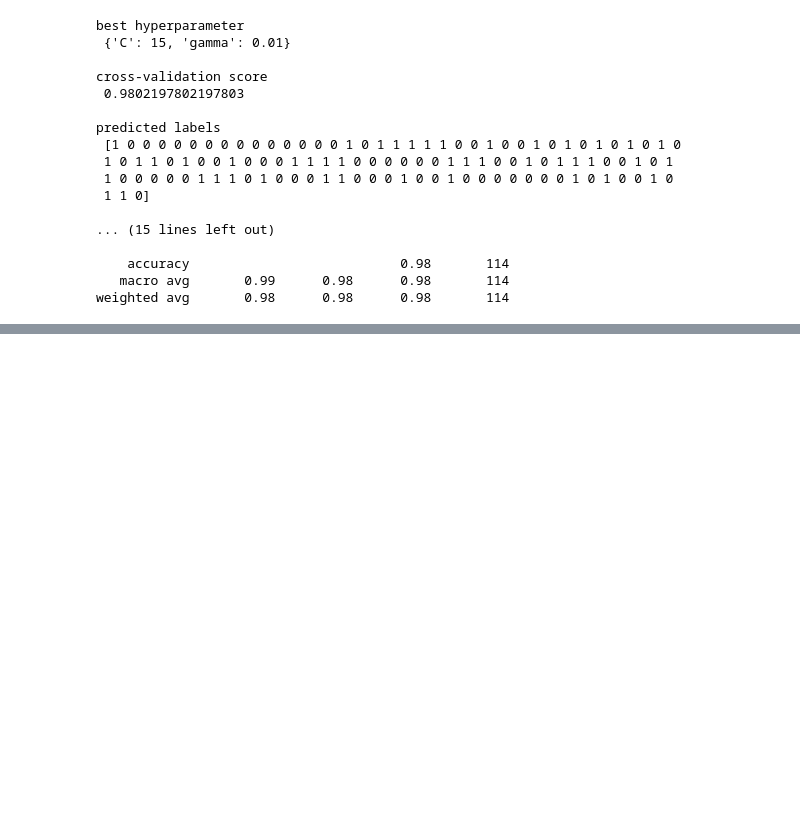
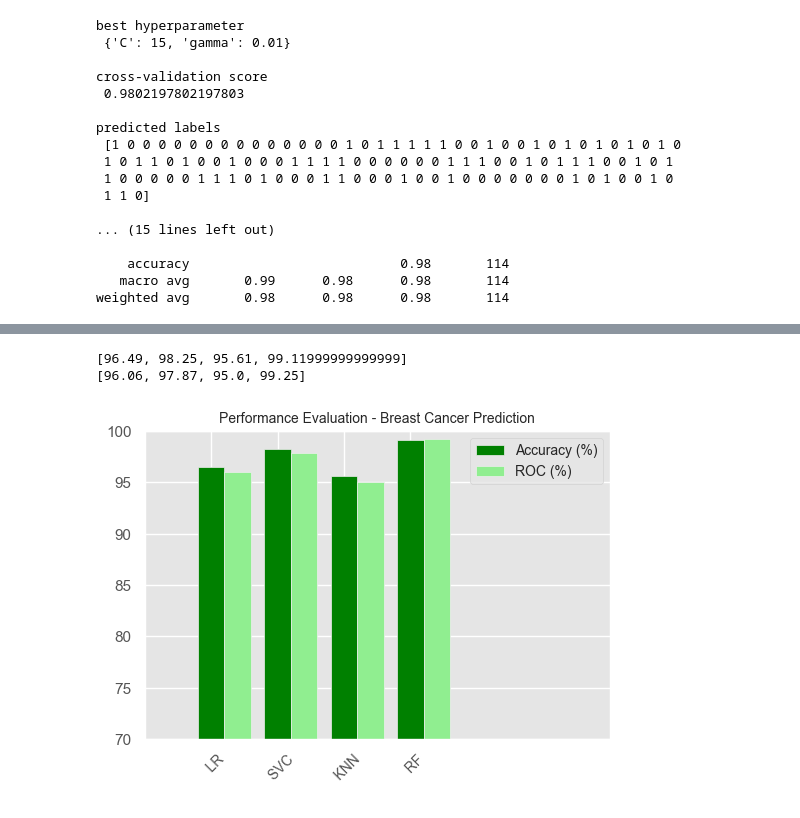
Before and after one commit to orionmc/ML_Summative, a Jupyter notebook: ML_Summative_BC.ipynb, the cells around one changed output, grey strips where cells are left out. Drawn from its saved outputs; the diff is of its cells as text; code cells hidden in the pictures; blank space fills up the shorter version.

```diff
--- a/ML_Summative_BC.ipynb
+++ b/ML_Summative_BC.ipynb
@@ -312,0 +446,64 @@ weighted avg       0.97      0.97      0.97       114
+# %%
+models = [
+{
+    'label': 'LR',
+    'model': log_reg,
+},
+{
+    'label': 'SVC',
+    'model': svc,
+},
+{
+    'label': 'KNN',
+    'model': knn,
+},
+{
+    'label': 'RF',
+    'model': rand_clf,
+}
+]
+
+means_roc = []
+means_accuracy = [100*round(log_reg_acc,4), 100*round(svc_acc,4), 100*round(knn_acc,4), 100*round(rand_clf_acc,4)]
+
+for m in models:
+    model = m['model']
+    model.fit(X_train, y_train)
+    y_pred=model.predict(X_test)
+    fpr1, tpr1, thresholds = metrics.roc_curve(y_test, model.predict_proba(X_test)[:,1])
+    auc = metrics.roc_auc_score(y_test,model.predict(X_test))
+    auc = 100*round(float(auc), 4)
+    means_roc.append(auc)
+
+print(means_accuracy)          # Accuracy of the models #"\nAccuracy of the models\n",
+print(means_roc)                    # ROC of the models #"\nROC of the models\n",
+
+# data to plot
+n_groups = 4
+means_accuracy = tuple(means_accuracy)
+means_roc = tuple(means_roc)
+
+# create plot
+fig, ax = plt.subplots(figsize=(6,4))
+index = np.arange(n_groups)
+bar_width = 0.40
+
+rects1 = plt.bar(index, means_accuracy, bar_width,
+color='green',
+label='Accuracy (%)')
+
+rects2 = plt.bar(index + bar_width, means_roc, bar_width,
+color='lightgreen',
+label='ROC (%)')
+
+plt.xlim([-1, 6])
+plt.ylim([70, 100])
+
+plt.title('Performance Evaluation - Breast Cancer Prediction', fontsize=10)
+plt.xticks(index, ('   LR',  '   SVC', '   KNN', '   RF'), rotation=45, ha='center', fontsize=10)
+plt.legend(loc="upper right", fontsize=10)
+plt.show()
+# %% [output]
+[96.49, 98.25, 95.61, 99.11999999999999]
+[96.06, 97.87, 95.0, 99.25]
+[figure, added]
```
Also changed, not shown: parts of 16 cells of this notebook, 2 other files.
